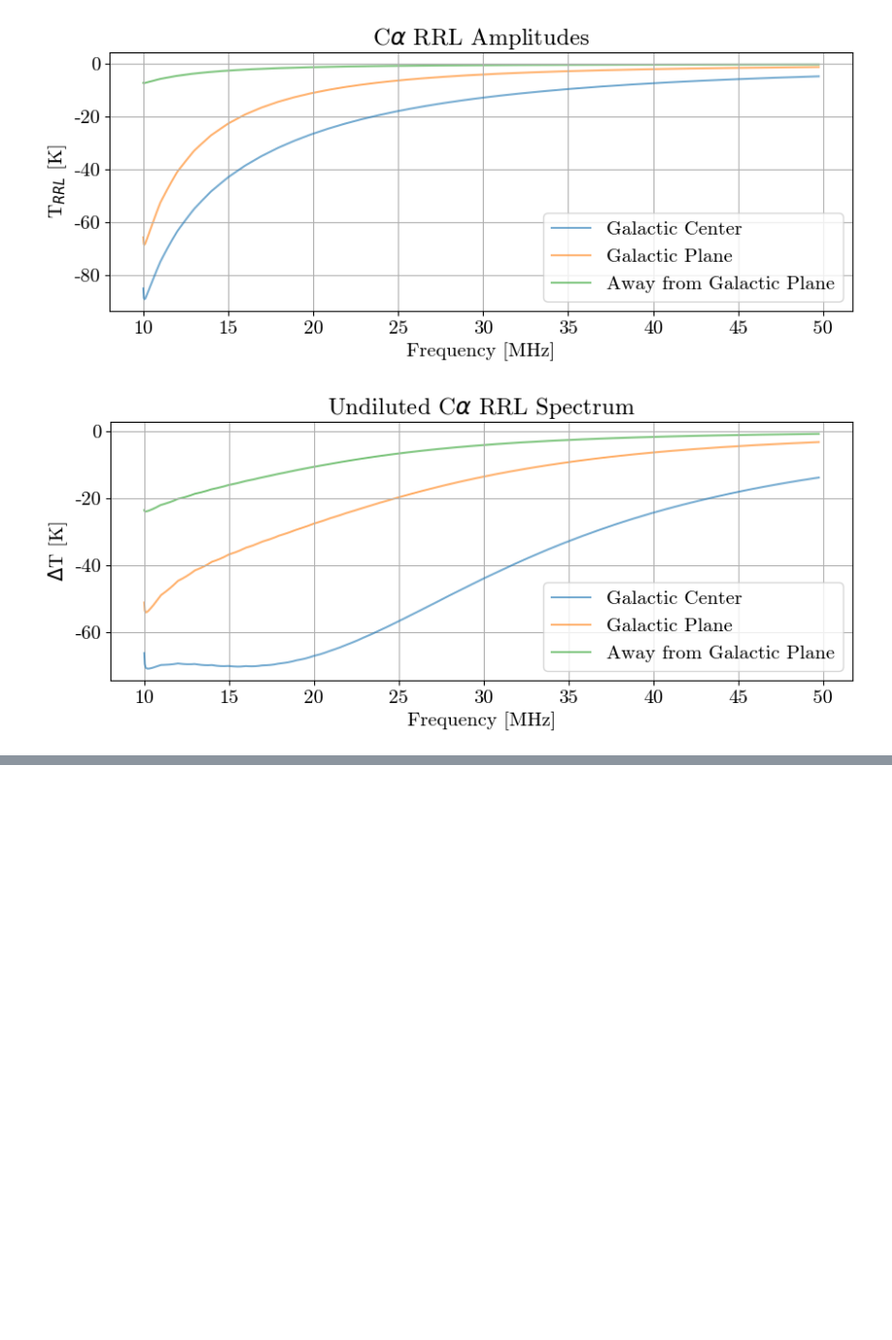
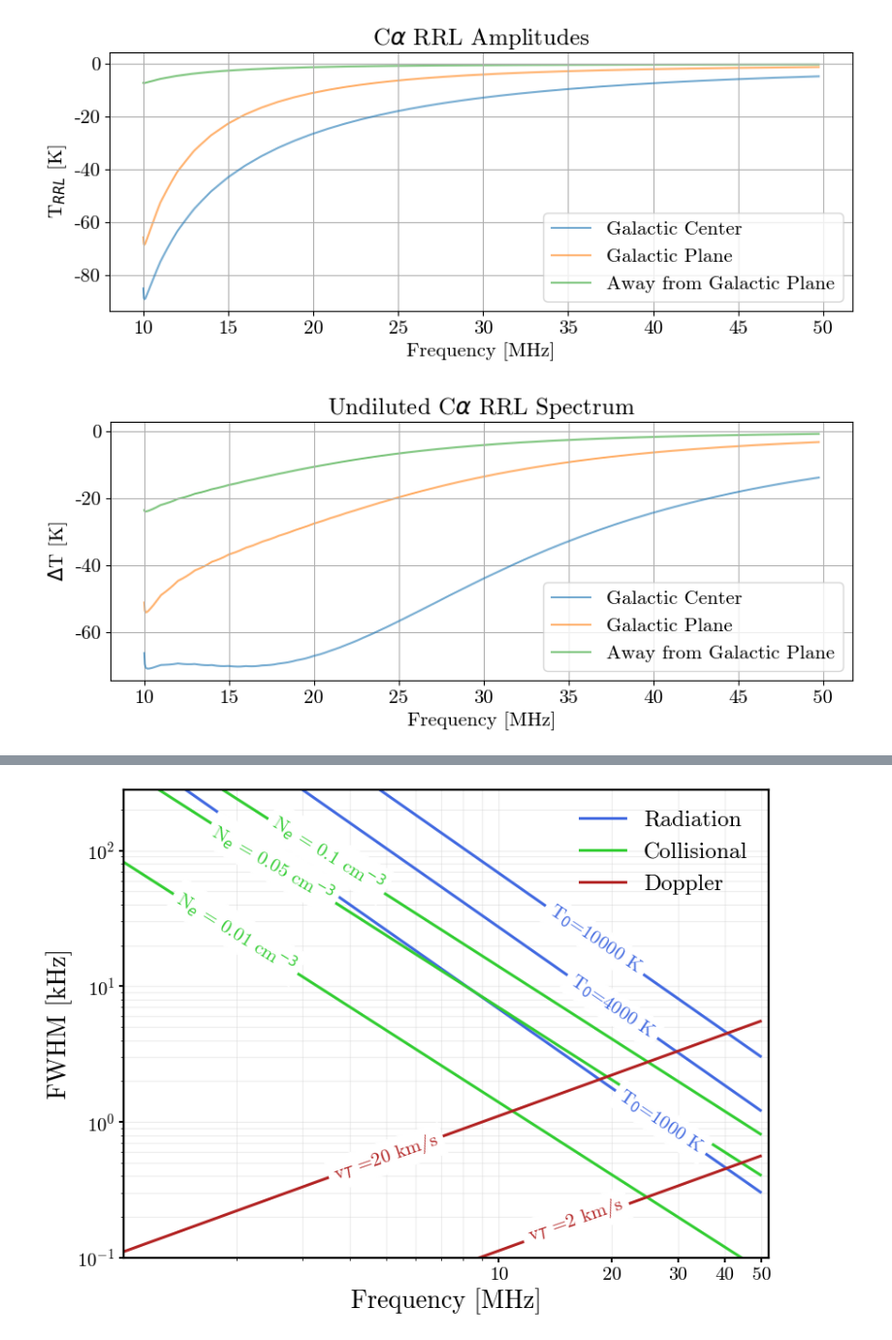
Before and after one commit to fatimayousuf/LuSEE_RRL_Model, a Jupyter notebook: construct_sky_models.ipynb, the cells around one changed output, grey strips where cells are left out. Shown at 97% size. Cells and saved outputs as stored; diff of their text form; code cells hidden in the pictures; blank space fills up the shorter version.

```diff
--- a/construct_sky_models.ipynb
+++ b/construct_sky_models.ipynb
@@ -353,0 +398,96 @@ plt.show()
+# %%
+# --- PARAMETERS ---
+T0_list   = [1000.0, 4000.0, 10000.0]    # K (radiation field at 100 MHz)
+Ne_list   = [0.01, 0.05, 0.1]   # cm^-3 (electron density)
+vturb_set = [2, 20]             # km/s (turbulent rms)
+
+Te_e = 100.0   # K (electron temperature for collisional broadening)
+Tgas = 100.0   # K (gas temperature for Doppler)
+
+n_vals, crrl_freq = rrl_freqs((1e6, 50e6), Z=1, R=R_C)
+
+# --- PLOT ---
+fig, ax = plt.subplots(figsize=(8.4, 6.2))
+legend_labels = {"Radiation": False, "Collisional": False, "Doppler": False}
+
+# Radiation
+for T0 in T0_list:
+    lbl = "Radiation" if not legend_labels["Radiation"] else None
+    yvals = compute_rad_fwhm(n_vals, T0) / 1e3  # kHz
+    ax.loglog(crrl_freq/1e6, yvals, lw=2.2, color='royalblue', label=lbl)
+    legend_labels["Radiation"] = True
+
+# Collisional
+for Ne in Ne_list:
+    lbl = "Collisional" if not legend_labels["Collisional"] else None
+    yvals = compute_col_fwhm(n_vals, Te_e, Ne) / 1e3  # kHz
+    ax.loglog(crrl_freq/1e6, yvals, lw=2.2, color='limegreen', label=lbl)
+    legend_labels["Collisional"] = True
+
+# Doppler
+for v in vturb_set:
+    lbl = "Doppler" if not legend_labels["Doppler"] else None
+    yvals = compute_dopp_fwhm(crrl_freq, T_gas_K=Tgas,
+                         V_turb_kms=v, V_rot_kms=0, V_vel_kms=0) / 1e3  # kHz
+    ax.loglog(crrl_freq/1e6, yvals, lw=2.2, color='firebrick', label=lbl)
+    legend_labels["Doppler"] = True
+
+# --- Manual label positions ---
+manual_positions = [
+    (r"T$_0$=1000 K",           'royalblue',  27,   1.0,  -34),
+    (r"T$_0$=4000 K",           'royalblue',  20,   7,    -34),
+    (r"T$_0$=10000 K",          'royalblue',  18.0, 22,   -34),
+    (r"N$_e$ = 0.01 cm$^{-3}$", 'limegreen',  2.0,  25,   -32),
+    (r"N$_e$ = 0.05 cm$^{-3}$", 'limegreen',  2.5,  80,   -30),
+    (r"N$_e$ = 0.1 cm$^{-3}$",  'limegreen',  3.5,  95.0, -32),
+    (r"v$_{T}$ =2 km/s",        'firebrick',  16,   0.19, 19),
+    (r"v$_{T}$ =20 km/s",       'firebrick',  5,    0.55, 19),
+]
+
+# Limits (room on right for labels)
+x_max_label = max(x for _, _, x, _,_ in manual_positions)
+mhz = crrl_freq / 1e6
+x_min, x_max = mhz.min(), mhz.max()
+ax.set_xlim(x_min, max(x_max*1.05, x_max_label*1.02))
+
+for text, color, x, y, rotation in manual_positions:
+    ax.text(x, y, text, color=color, fontsize=15, fontweight="bold",
+            ha="center", va="center", rotation=rotation, backgroundcolor='white')
+
+# --- Formatting ---
+ax.set_xlabel("Frequency [MHz]", color="black", fontsize=20)
+ax.set_ylabel("FWHM [kHz]", color="black", fontsize=20)
+
+for spine in ax.spines.values():
+    spine.set_color("black")
+    spine.set_linewidth(1.6)
+
+ax.tick_params(axis='both', colors="black", width=1.4, labelsize=15)
+ax.grid(True, which="both", alpha=0.4, linewidth=0.8, color="lightgrey")
+
+# Legend
+leg = ax.legend(fontsize=18, loc="best", frameon=False)
+leg.get_frame().set_edgecolor("black")
+leg.get_frame().set_linewidth(1.2)
+leg.get_frame().set_facecolor("white")
+
+# --- Make X tick labels show real MHz numbers on a log axis ---
+from matplotlib.ticker import ScalarFormatter
+import numpy as np
+
+ax.xaxis.set_major_formatter(ScalarFormatter())
+ax.ticklabel_format(axis='x', style='plain')  # no scientific notation
+
+# Choose clean MHz ticks within data range
+tick_candidates = np.array([10, 20, 30, 40, 50, 60], dtype=float)
+xticks = tick_candidates[(tick_candidates >= mhz.min()*0.99) & (tick_candidates <= mhz.max()*1.01)]
+if xticks.size >= 2:
+    ax.set_xticks(xticks)
+
+# Set y-limits once (log scale)
+ax.set_ylim(0.1, 280)
+
+plt.tight_layout()
+plt.show()
+# %% [output]
+[figure, added]
```
Also changed, not shown: parts of 3 cells of this notebook.
